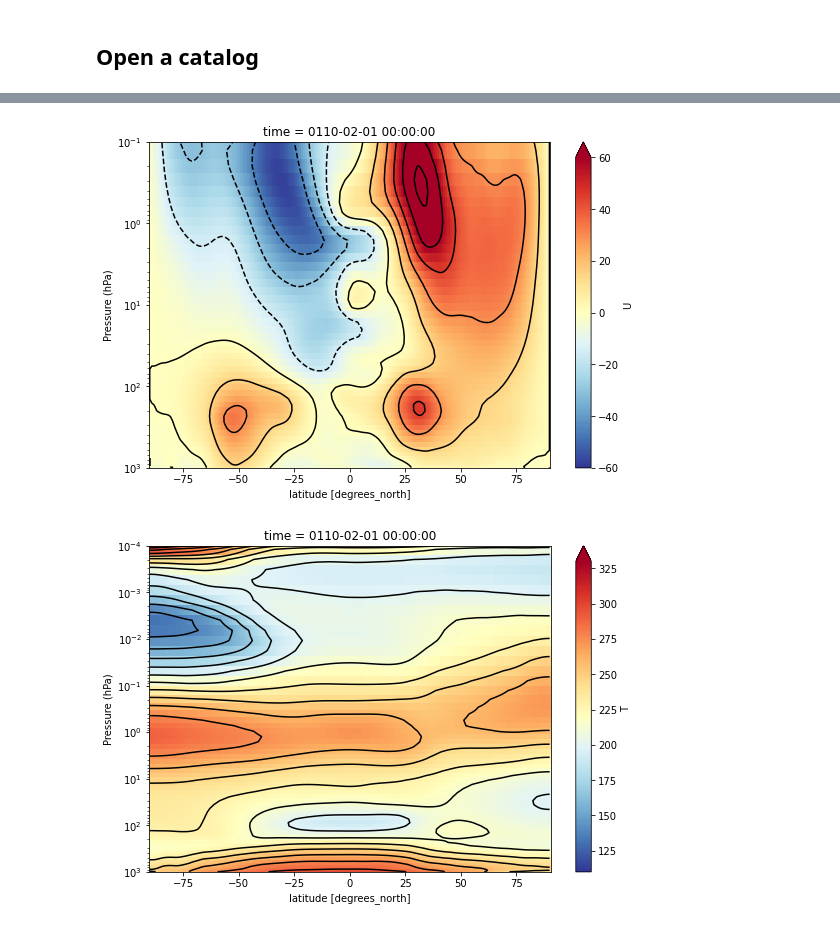
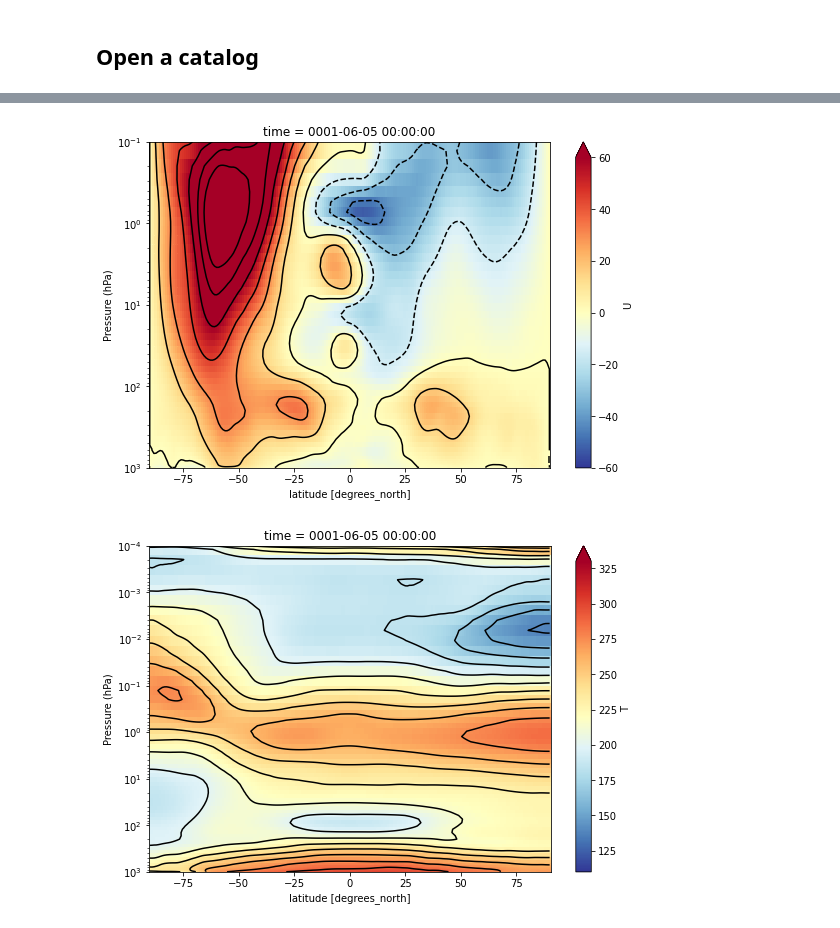
Before and after one commit to dan800/intake-esm, a Jupyter notebook: notebooks/read_catalog.ipynb, the cells around one changed output, grey strips where cells are left out. Drawn from its saved outputs; the diff is of its cells as text; code cells hidden in the pictures.

Commit message:
notebooks revised to create a catalog with more than one case and frequency of output

```diff
--- a/notebooks/read_catalog.ipynb
+++ b/notebooks/read_catalog.ipynb
@@ -58,7 +58,7 @@ client
 ## Open a catalog
 # %%
 col = intake.open_esm_datastore(
-    "/glade/work/marsh/intake-esm-catalogs/waccm_1deg_MA_BWma1850.json",
+    "/glade/work/marsh/intake-esm-catalogs/WACCM6-MA-1deg.json",
 )
 col
 # %% [output]
@@ -128,5 +128,6 @@ dsets
 # %%
-k = 'atm.cam.h0.b.e21.BWma1850.f09_g17.release-cesm2.1.3.c20200918'
+k = 'atm.cam.h7.b.e21.BWmaCO2x4.f09_g17.release-cesm2.1.3.WACCM-MA-1deg.001'
+
 print(k)
 
 ds = dsets[k]
@@ -216,21 +217,21 @@ array([cftime.DatetimeNoLeap(110, 2, 1, 0, 0, 0, 0, has_year_zero=True), cftime.
 Attributes: (0)
 # %%
 # time recognized when a single time is extracted
-u0 =  ds['U'].isel(time=0).mean(dim='lon')
+u0 =  ds['U'].isel(time=31).mean(dim='lon')
 fig = u0.plot(cmap='RdYlBu_r', figsize=(9,6),
               ylim=(1000,0.1),
               vmin=-60, vmax=60
               )
 u0.plot.contour(yincrease=False, colors='black', levels=np.arange(-90,91,15))
 
 fig.axes.set_yscale('log')
 fig.axes.set_ylabel('Pressure (hPa)')
 plt.show()
 # %% [output]
-[figure, old version]
+[figure, new version]
 # %%
 # time recognized when a single time is extracted
-t0 =  ds['T'].isel(time=0).mean(dim='lon')
+t0 =  ds['T'].isel(time=31).mean(dim='lon')
 fig = t0.plot(cmap='RdYlBu_r', figsize=(9,6),
               ylim=(1000,0.0001),
               vmin=110, vmax=330
@@ -241,4 +242,4 @@ fig.axes.set_yscale('log')
 fig.axes.set_ylabel('Pressure (hPa)')
 plt.show()
 # %% [output]
-[figure, old version]
+[figure, new version]
```
Also changed, not shown: parts of 9 cells of this notebook, 1 other file.
